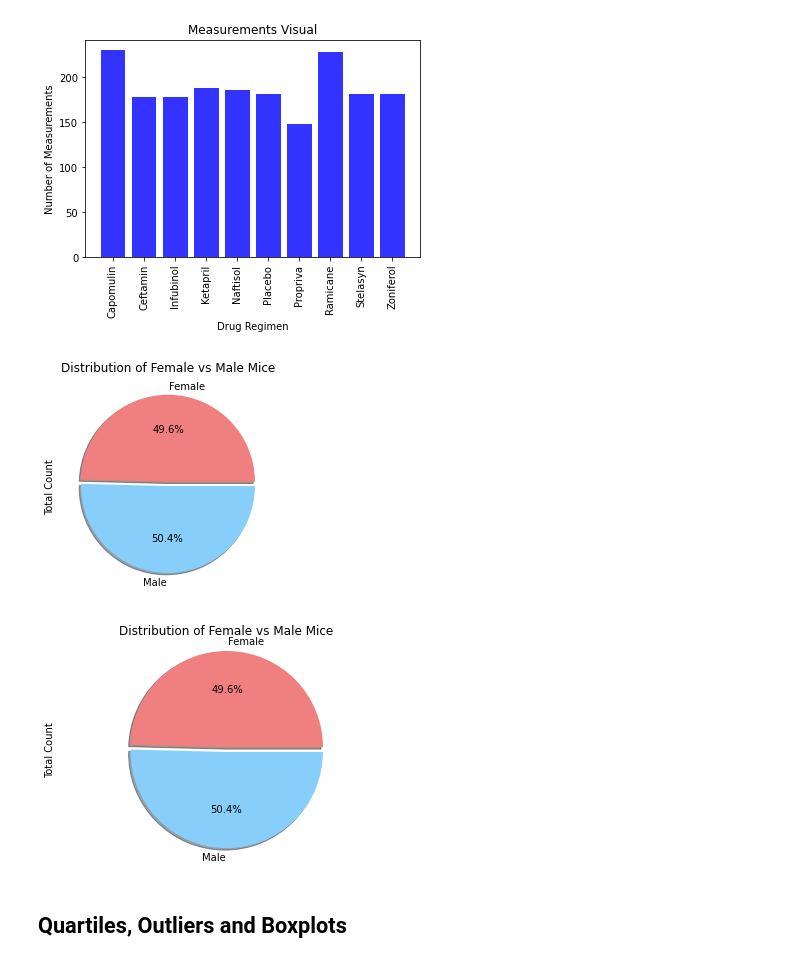
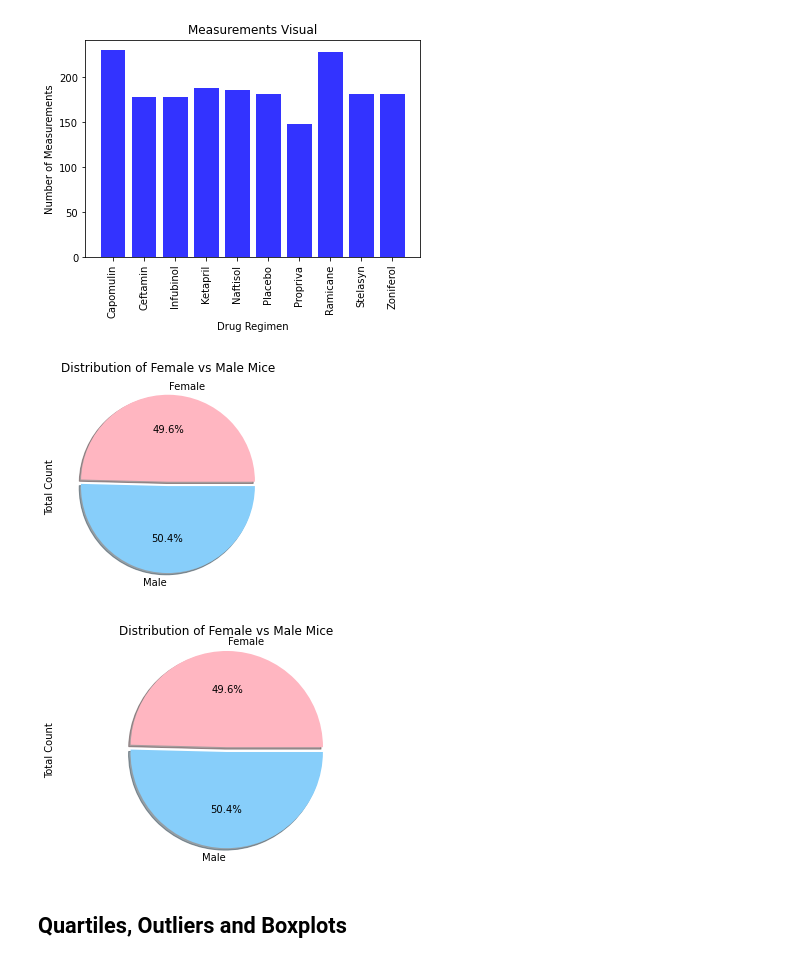
Before and after one commit to elysesulkey/matplotlib-challenge, a Jupyter notebook: Pymaceuticals.ipynb, the cells around one changed output. Cells and saved outputs as stored; diff of their text form; code cells hidden in the pictures.

```diff
--- a/Pymaceuticals.ipynb
+++ b/Pymaceuticals.ipynb
@@ -166,29 +166,33 @@ plt.show()
 # %%
 # Generate a pie plot showing the distribution of female versus male mice using pandas
 
-#Group by sex and calculate percentages
+# Group by sex and calculate percentages
 sex = cleaned_df.groupby("Sex")
 unique_ID = sex["Mouse ID"].nunique()
 percent_sex = (unique_ID / num_mice)*100
 
-#Create pie plot
-percent_sex.plot.pie(colors = ["lightcoral", "lightskyblue"], explode = (0.05,0),shadow = True, autopct= "%1.1f%%")
+# Create pie plot
+percent_sex.plot.pie(colors = ["lightpink", "lightskyblue"], explode = (0.05,0),shadow = True, autopct= "%1.1f%%")
+
+# Set title and labels
 plt.title("Distribution of Female vs Male Mice")
 plt.ylabel("Total Count")
+
+# Show plot
 plt.show()
 # %% [output]
-[figure, old version]
+[figure, new version]
 # %%
 # Generate a pie plot showing the distribution of female versus male mice using pyplot
 
-# Create labels for the sections of the pie
+# Create labels for sections
 labels = ["Female","Male"]
 
-#List the values of each section of the pie plot
+#List values of each section
 sizes = percent_sex
 
-#Set colors for each section of the pie
-colors = ["lightcoral", "lightskyblue"]
+#Set colors for each section
+colors = ["lightpink", "lightskyblue"]
 
 #Determine circle detachment
 explode = (0.05, 0)
@@ -204,7 +208,7 @@ plt.title("Distribution of Female vs Male Mice")
 plt.ylabel("Total Count")
 plt.show()
 # %% [output]
-[figure, old version]
+[figure, new version]
 # %% [markdown]
 ## Quartiles, Outliers and Boxplots
 # %%
```
Also changed, not shown: parts of 14 cells of this notebook.
